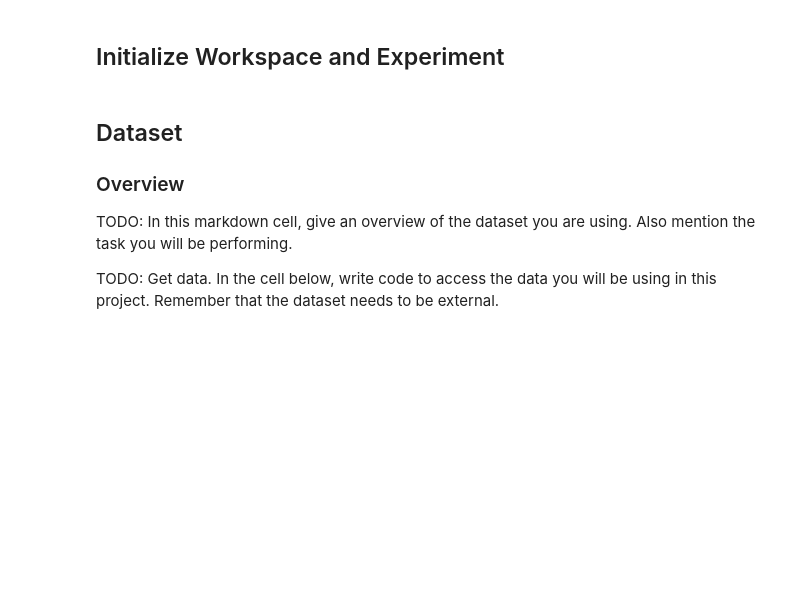
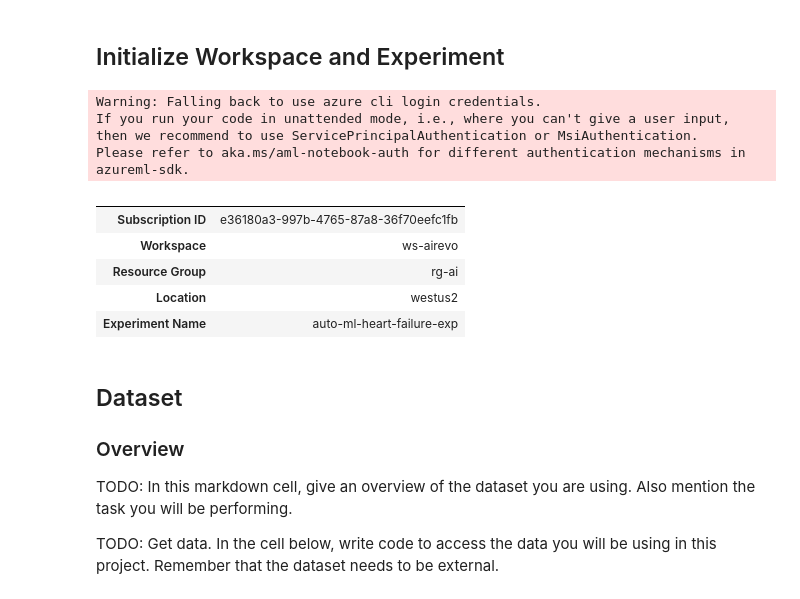
Before and after one commit to donjude/azureml-engineer-capstone, a Jupyter notebook: automl.ipynb, the cells around one changed output. Cells and saved outputs as stored; diff of their text form; code cells hidden in the pictures; blank space fills up the shorter version.

```diff
--- a/automl.ipynb
+++ b/automl.ipynb
@@ -32,22 +30,33 @@ SDK version: 1.19.0
 # %%
 # initialized a workspace from a persisted configuration
 ws = Workspace.from_config()
 
+project_folder = './heart_failure_proj'
 # choose a name for experiment
 experiment_name = 'auto-ml-heart-failure-exp'
 
 experiment = Experiment(ws, experiment_name)
 
 # get workspace details and print
 output = {}
 output['Subscription ID'] = ws.subscription_id
 output['Workspace'] = ws.name
 output['Resource Group'] = ws.resource_group
 output['Location'] = ws.location
 output['Experiment Name'] = experiment.name
 pd.set_option('display.max_colwidth', -1)
 output_df = pd.DataFrame(data = output, index=[''])
 output_df.T
+# %% [output]
+Warning: Falling back to use azure cli login credentials.
+If you run your code in unattended mode, i.e., where you can't give a user input, then we recommend to use ServicePrincipalAuthentication or MsiAuthentication.
+Please refer to aka.ms/aml-notebook-auth for different authentication mechanisms in azureml-sdk.
+|  |  |
+| Subscription ID | e36180a3-997b-4765-87a8-36f70eefc1fb |
+| Workspace | ws-airevo |
+| Resource Group | rg-ai |
+| Location | westus2 |
+| Experiment Name | auto-ml-heart-failure-exp |
 # %% [markdown]
 ## Dataset
 
```
Also changed, not shown: parts of 14 cells of this notebook.
